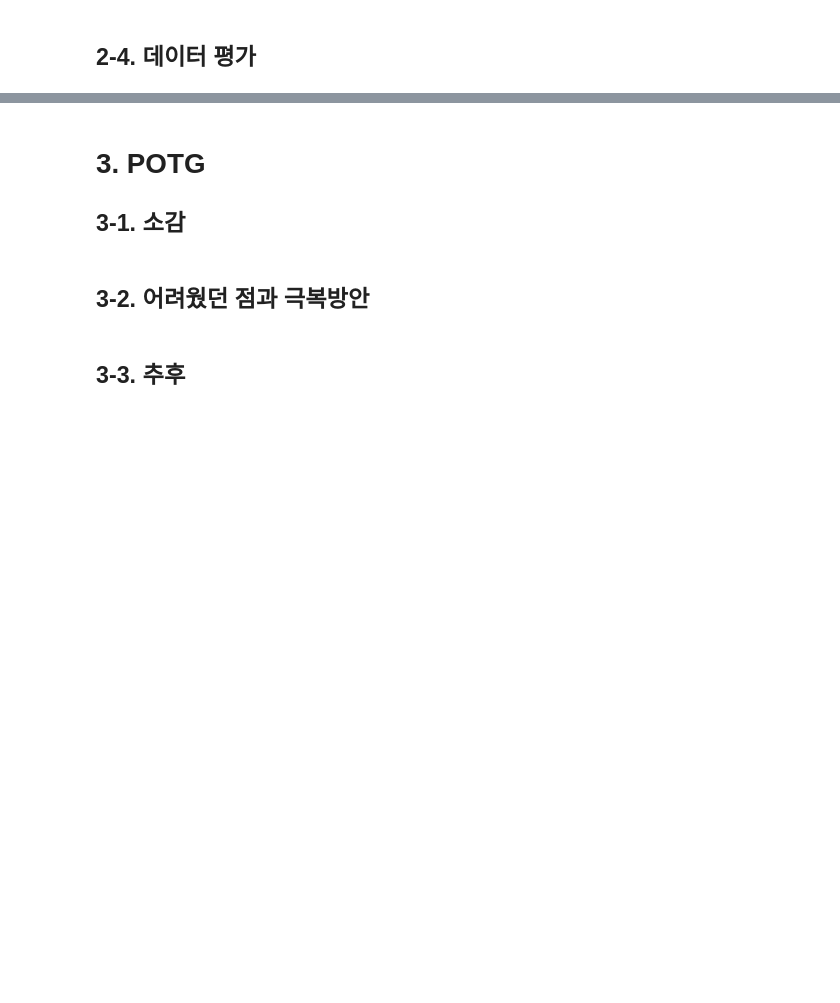
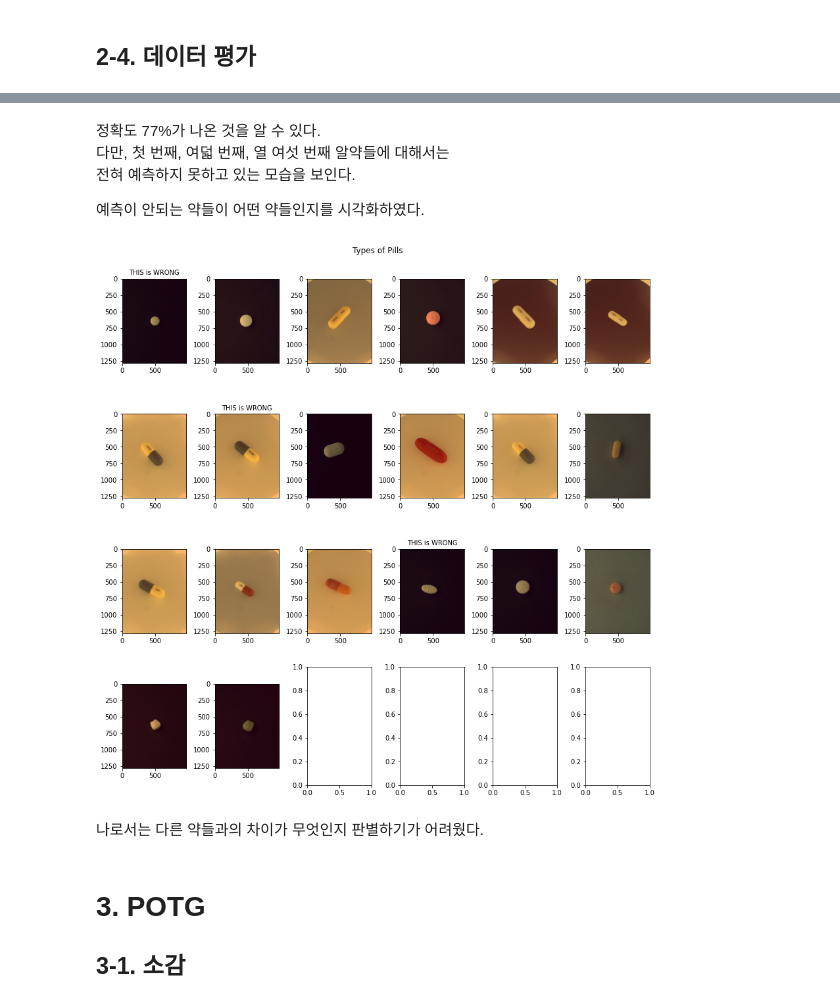
Before and after one commit to xman227/SWbootcamp, a Jupyter notebook: Oha/Project2.ipynb, the cells around one changed output, grey strips where cells are left out. Drawn from its saved outputs; the diff is of its cells as text; code cells hidden in the pictures; blank space fills up the shorter version.

```diff
--- a/Oha/Project2.ipynb
+++ b/Oha/Project2.ipynb
@@ -138,7 +153,7 @@ save_csv(PATH, 'label.csv')
 # %%
 df = pd.read_csv('label.csv')
 
-#df = df.drop('name', axis=1).iloc[:,1:] # 값이 깨끗하게 안나올 경우
+df = df.drop('name', axis=1).iloc[:,1:] # 값이 깨끗하게 안나올 경우
 df
 # %% [output]
 |  | file | dl_name |
@@ -318,0 +325,12 @@ plt.show()
+# %%
+idx_nm_1 = df[df['dl_name'] == "['크라틴정 10mg']"].index
+idx_nm_2 = df[df['dl_name'] == "['크라틴정 5mg']"].index
+idx_nm_3 = df[df['dl_name'] == "['루키오정10밀리그램(몬테루카스트나트륨)']"].index
+idx_nm_4 = df[df['dl_name'] == "['바실리포미스캡슐']"].index
+
+df_processed = df.drop(idx_nm_1)
+df_processed = df_processed.drop(idx_nm_2)
+df_processed = df_processed.drop(idx_nm_3)
+df_processed = df_processed.drop(idx_nm_4)
+
+df_processed
@@ -325,7 +590,56 @@ plt.show()
+# %% [markdown]
+정확도 77%가 나온 것을 알 수 있다.
+다만, 첫 번째, 여덟 번째, 열 여섯 번째 알약들에 대해서는
+전혀 예측하지 못하고 있는 모습을 보인다.
+
+예측이 안되는 약들이 어떤 약들인지를 시각화하였다.
+# %%
+
+# 24 종의 약을 이미지화
+pills_df_processd = make_pills_one(df_processed)
+
+def pills_img(pills_df):
+    img_PATH = './pills/pills_data/data/Training/img/pills_5000/TS_81/'
+    f, ax = plt.subplots(nrows=4,ncols=6, figsize=(12,12))
+
+    idx = 0
+    for i in range(4):
+        for j in range(6):
+
+            img = list(pills_df.iloc[:,0])[idx][2:-2]
+            folder_1 = list(pills_df.iloc[:,0])[idx][2:10] #첫 폴더
+            img_color = plt.imread(img_PATH + folder_1 + '/'+img)
+            title = list(pills_df.iloc[:,1])[idx][2:-2]
+
+            ax[i][j].imshow(img_color, resample=True)
+            ax[i][j].set_title("", fontsize=10)
+
+            if idx == 0:
+                ax[i][j].set_title("THIS is WRONG", fontsize=10)
+
+            if idx == 7:
+                ax[i][j].set_title("THIS is WRONG", fontsize=10)
+
+            if idx == 15:
+                ax[i][j].set_title("THIS is WRONG", fontsize=10)
+
+            idx+=1
+
+            if idx==20:
+                break
+
+        if idx == 20:
+            break
+    plt.suptitle("Types of Pills")
+    plt.tight_layout()
+    plt.show()
+
+
+pills_img(pills_df_processd)
+# %% [output]
+[figure, added]
+# %% [markdown]
+나로서는 다른 약들과의 차이가 무엇인지 판별하기가 어려웠다.
 # %% [markdown]
 # 3. POTG
 ## 3-1. 소감
-# %% [markdown]
-## 3-2. 어려웠던 점과 극복방안
-# %% [markdown]
-## 3-3. 추후
```
Also changed, not shown: parts of 15 cells of this notebook.
